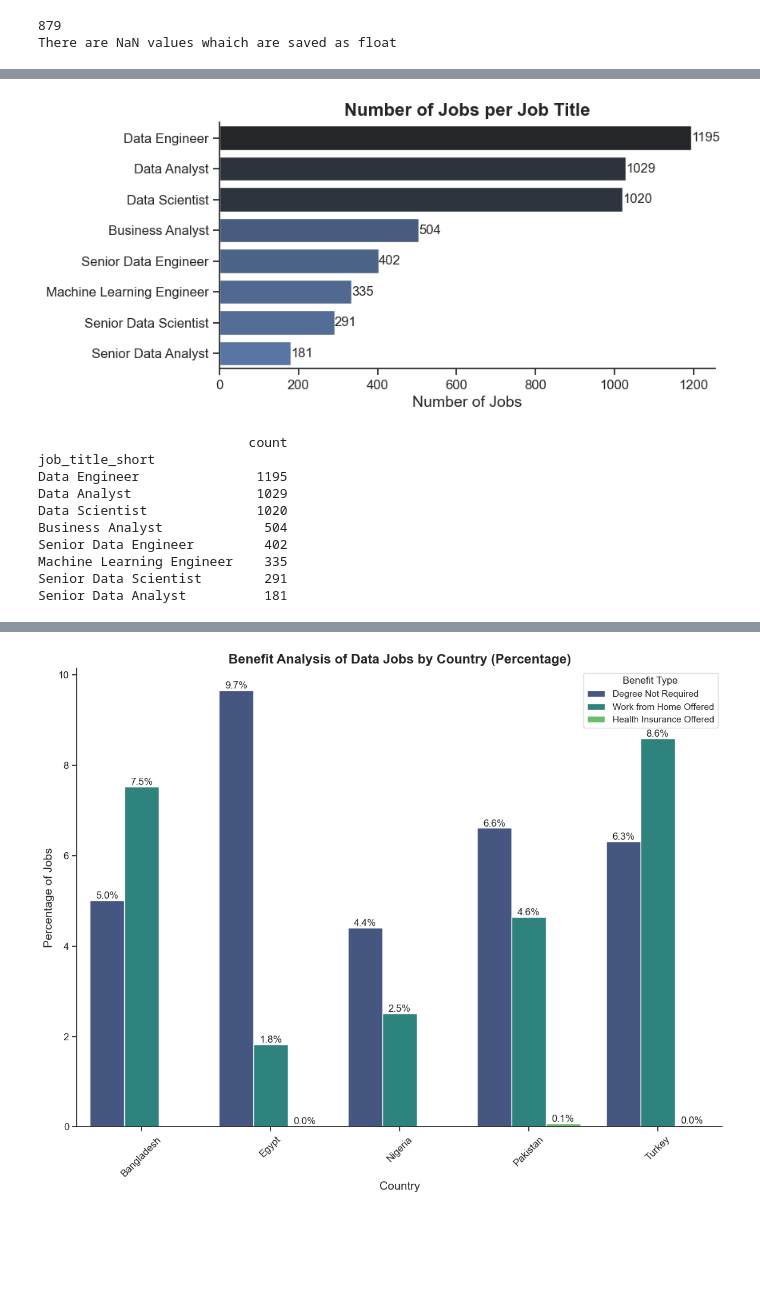
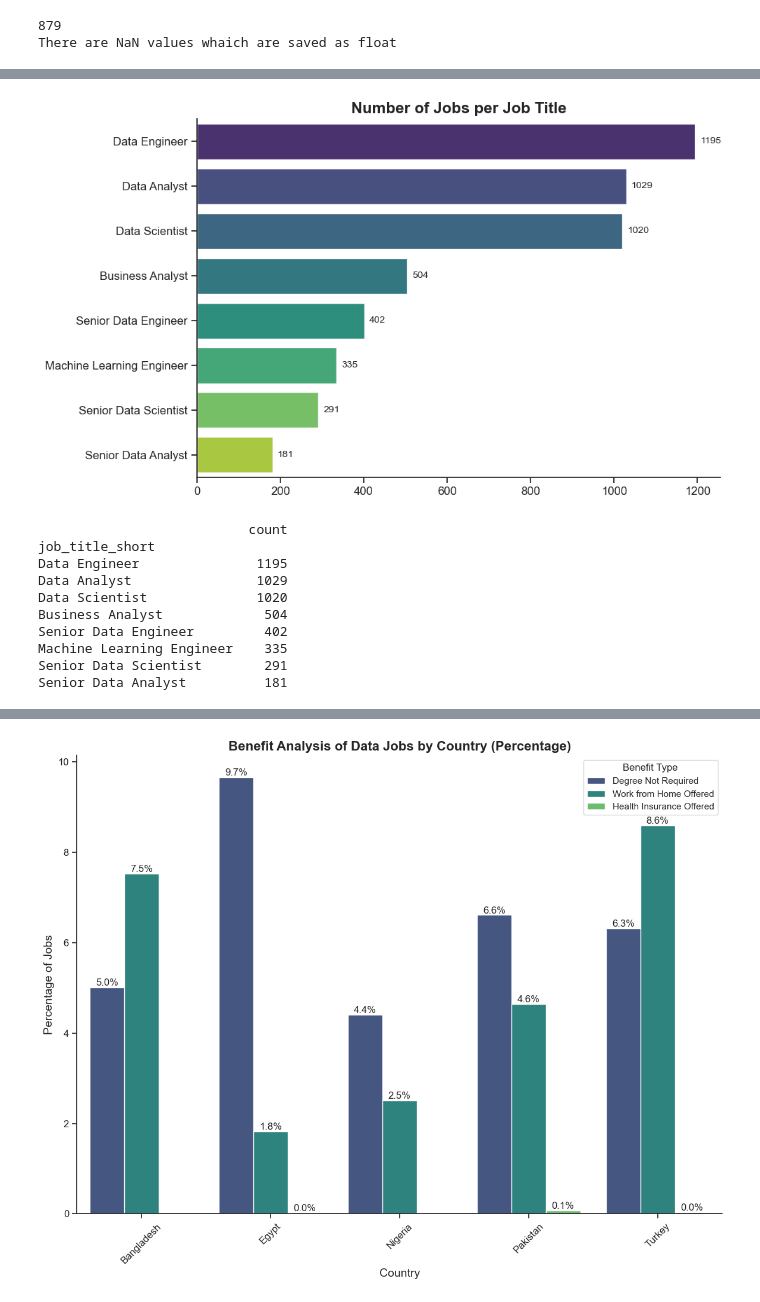
Before and after one commit to johnramal/data_jobs_pak, a Jupyter notebook: 6_comaprative_analysis.ipynb, the cells around one changed output, grey strips where cells are left out. Cells and saved outputs as stored; diff of their text form; code cells hidden in the pictures; blank space fills up the shorter version.

```diff
--- a/6_comaprative_analysis.ipynb
+++ b/6_comaprative_analysis.ipynb
@@ -124,40 +136,47 @@ Bangladesh     186
 # Create a DataFrame with value counts for job titles
 df_plot = df['job_title_short'].value_counts().to_frame()
 df_plot.columns = ['count']
 
 # Set the theme for consistency
 sns.set_theme(style='ticks')
 
 # Create a figure and a single subplot (axes)
-fig, ax = plt.subplots(figsize=(8, 4))
+fig, ax = plt.subplots(figsize=(10, 6))  # Increased figure size for better readability
 
-# Create a bar plot with Seaborn, specifying the axes
-sns.barplot(data=df_plot, x='count', y=df_plot.index, hue='count', palette='dark:b_r', ax=ax, legend=False)
+# Create a color palette based on viridis
+n_colors = len(df_plot)
+palette = sns.color_palette("viridis", n_colors)
+
+# Create a horizontal bar plot with Seaborn, specifying the axes and custom palette
+sns.barplot(data=df_plot, x='count', y=df_plot.index, palette=palette, ax=ax)
 
 # Customize the plot
 ax.set_title('Number of Jobs per Job Title', fontsize=16, fontweight='bold')
-ax.set_xlabel('Number of Jobs', fontsize=14)
-ax.set_ylabel('', fontsize=14)
+ax.set_xlabel('')
+ax.set_ylabel('')  # Remove y-axis label as it's redundant
 ax.tick_params(axis='x', labelsize=12)
 ax.tick_params(axis='y', labelsize=12)
 
 # Remove spines for a cleaner look
 sns.despine(ax=ax)
 
 # Annotate each bar with the count value
 for container in ax.containers:
-    ax.bar_label(container, fmt='%d', label_type='edge', fontsize=12)
+    ax.bar_label(container, fmt='%d', label_type='edge', fontsize=10, padding=5)
+
+# Adjust layout to prevent cutting off labels
+plt.tight_layout()
 
 # Show the plot
 plt.show()
 
 # Optionally, save the plot to a file
 fig.savefig('jobs_per_job_title_oop.png', dpi=300, bbox_inches='tight')
 
 # Display a summary of the data for added insight
 print(df_plot)
 # %% [output]
-[figure, old version]
+[figure, new version]
                            count
 job_title_short
 Data Engineer               1195
```
Also changed, not shown: parts of 4 cells of this notebook, 4 other files.
